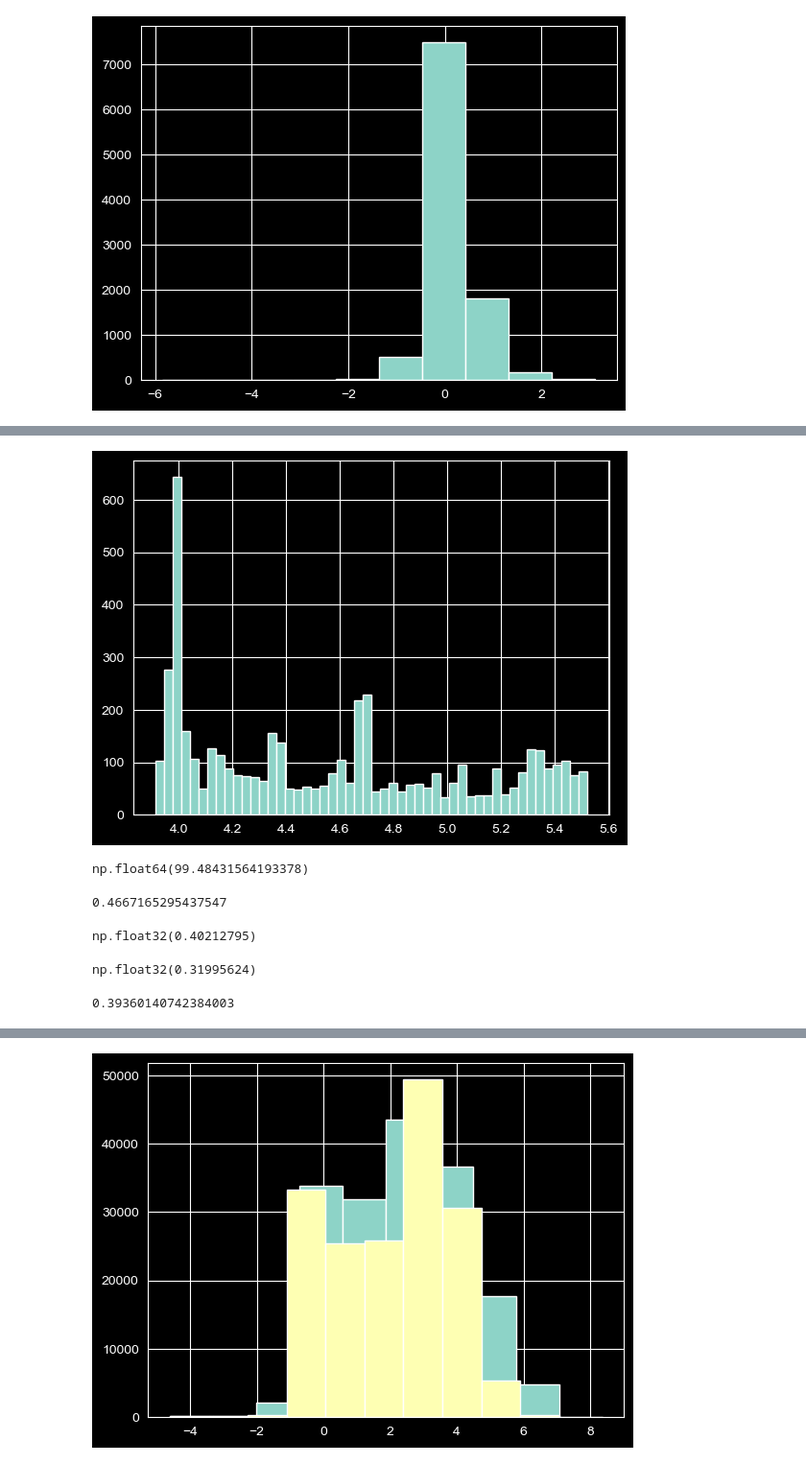
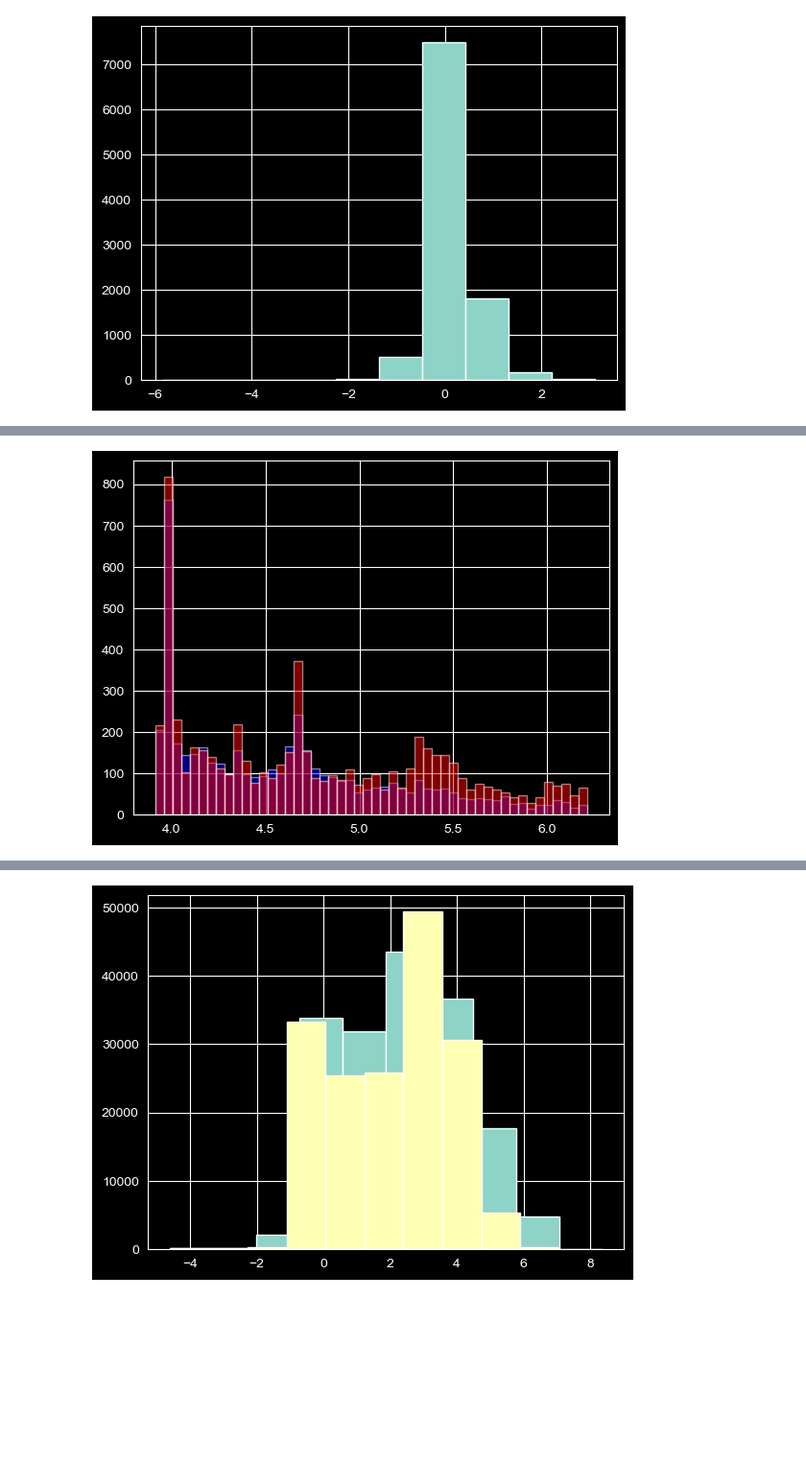
Before and after one commit to ASEVlad/Hyperliquid_Wash_Trading_detection, a Jupyter notebook: Advanced Permutation Test.ipynb, the cells around one changed output, grey strips where cells are left out. Shown at 96% size. Drawn from its saved outputs; the diff is of its cells as text; code cells hidden in the pictures; blank space fills up the shorter version.

```diff
--- a/Advanced Permutation Test.ipynb
+++ b/Advanced Permutation Test.ipynb
@@ -222,3 +247,7 @@ df_features["time_burstiness"].hist()
 plt.show()
 # %% [output]
 [figure]
+# %%
+df_features["unique_dates"] = np.log(df_features["unique_dates"])
+df_features["unique_dates"].hist()
+plt.show()
@@ -241,0 +310,3 @@ df_features.set_index("wallet_id")
+# %%
+features = df_features.columns
+features = features.drop(["wallet_id", "n_trades", "std_size", "size_burstiness", "avg_size", "unique_dates"])
@@ -359,5 +440,5 @@ def segment_wallets(df_features,
     }
     return out
 # %%
-res = segment_wallets(df_features, kmeans_k=4)
+res = segment_wallets(df_features[features], kmeans_k=4)
 # %% [output]
@@ -431,0 +523,8 @@ cluster_stats[cluster_stats["kmeans_cluster"] == 1]
+# %%
+time_diff_s = 5 * 60 # 5 minute difference
+price_diff_pct = 0.01
+size_diff_pct = 0.01
+is_final_filtration=False
+
+df_detected = detect_wash_trades_local(df_all_matched, time_diff_s, price_diff_pct, size_diff_pct, randomization=None, is_final_filtration=is_final_filtration)
+df_detected
@@ -560,25 +645,6 @@ plt.show()
 # %%
-np.log(df_detected[(df_detected["open_size"] > 50) & (df_detected["open_size"] < 250)]["open_size"]).hist(bins=50)
+np.log(sim_time_detected[(sim_time_detected["open_size"] > 50) & (sim_time_detected["open_size"] < 500)]["open_size"]).hist(bins=50, alpha=0.5, color="blue", label="Permuted data")
+np.log(df_detected[(df_detected["open_size"] > 50) & (df_detected["open_size"] < 500)]["open_size"]).hist(bins=50, alpha=0.5, color="red", label="Original data")
 plt.show()
 # %% [output]
-[figure, old version]
+[figure, new version]
-# %%
-np.exp(4.6)
-# %% [output]
-np.float64(99.48431564193378)
-# %%
-sim_time_detected[sim_time_detected["open_size"] > 150]["open_size"].shape[0] / df_detected[df_detected["open_size"] > 150]["open_size"].shape[0]
-# %% [output]
-0.4667165295437547
-# %%
-sim_time_detected[sim_time_detected["open_size"] > 150]["open_size"].sum() / df_detected[df_detected["open_size"] > 150]["open_size"].sum()
-# %% [output]
-np.float32(0.40212795)
-# %%
-df_detected[df_detected["open_size"] < 150]["open_size"].sum() / df_detected["open_size"].sum()
-# %% [output]
-np.float32(0.31995624)
-# %%
-0.69946724 * (1 - 0.437284)
-# %% [output]
-0.39360140742384003
```
Also changed, not shown: parts of 54 cells of this notebook, 9 other files.
